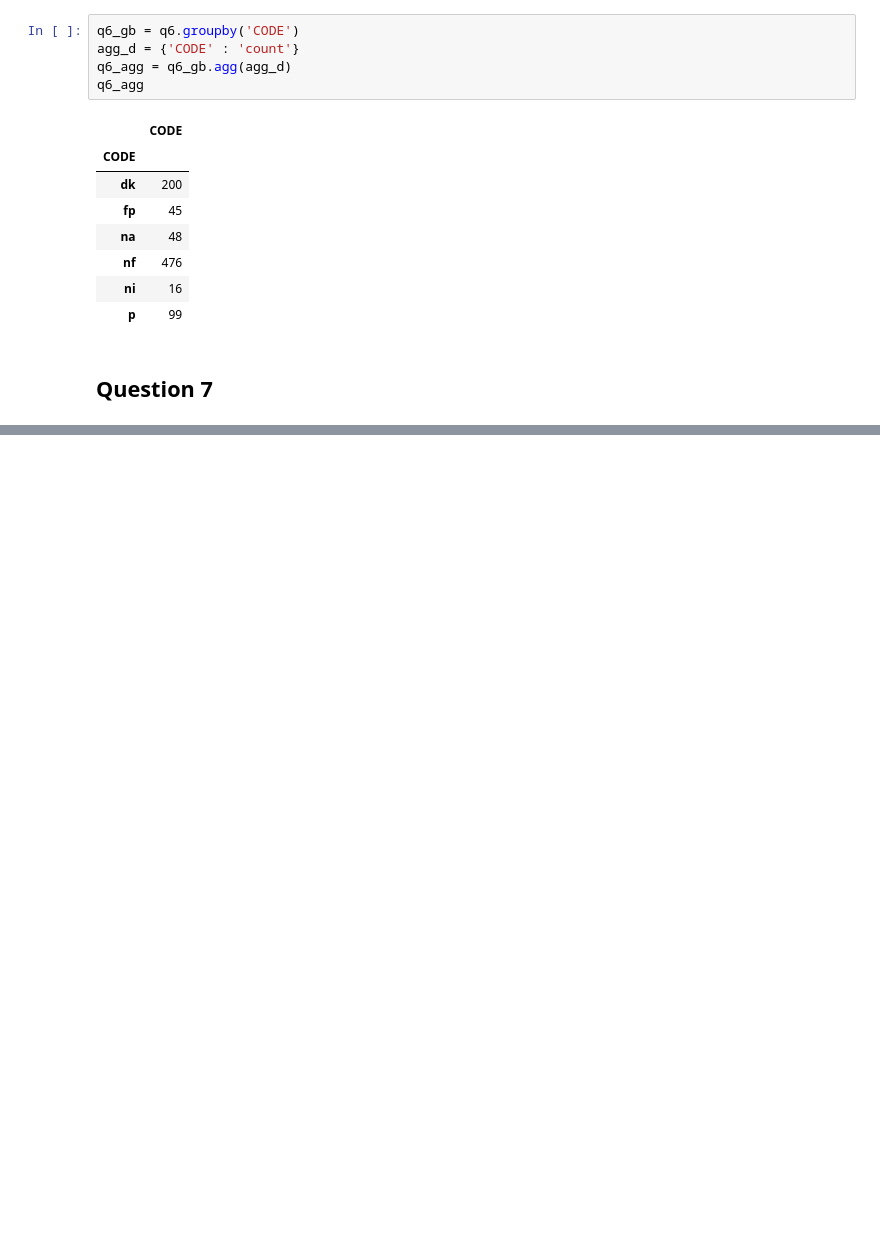
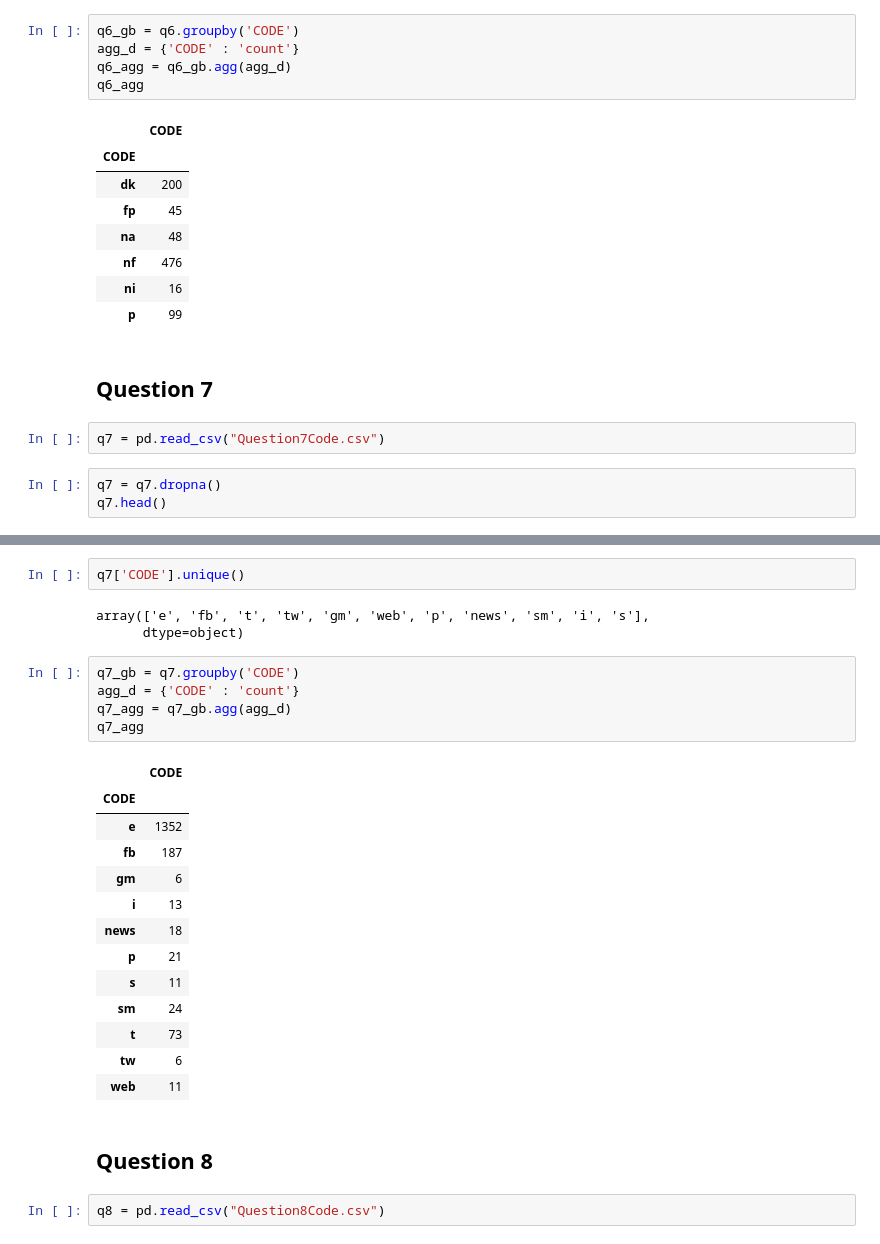
Before and after one commit to hannahweber/INFO3401-Final-Project, a Jupyter notebook: Basic Statistical Tests.ipynb, the cells around one changed output, grey strips where cells are left out. Saved outputs shown, nothing was run; the diff lists cells and outputs as text; blank space fills up the shorter version.

```diff
--- a/Basic Statistical Tests.ipynb
+++ b/Basic Statistical Tests.ipynb
@@ -51,3 +85,8 @@ q6_agg
 | p | 99 |
 # %% [markdown]
 ## Question 7
+# %%
+q7 = pd.read_csv("Question7Code.csv")
+# %%
+q7 = q7.dropna()
+q7.head()
@@ -53,0 +100,28 @@ q6_agg
+# %%
+q7['CODE'].unique()
+# %% [output]
+array(['e', 'fb', 't', 'tw', 'gm', 'web', 'p', 'news', 'sm', 'i', 's'],
+      dtype=object)
+# %%
+q7_gb = q7.groupby('CODE')
+agg_d = {'CODE' : 'count'}
+q7_agg = q7_gb.agg(agg_d)
+q7_agg
+# %% [output]
+|  | CODE |
+| CODE |  |
+| e | 1352 |
+| fb | 187 |
+| gm | 6 |
+| i | 13 |
+| news | 18 |
+| p | 21 |
+| s | 11 |
+| sm | 24 |
+| t | 73 |
+| tw | 6 |
+| web | 11 |
+# %% [markdown]
+## Question 8
+# %%
+q8 = pd.read_csv("Question8Code.csv")
```
Also changed, not shown: parts of 16 cells of this notebook, 8 other files.
